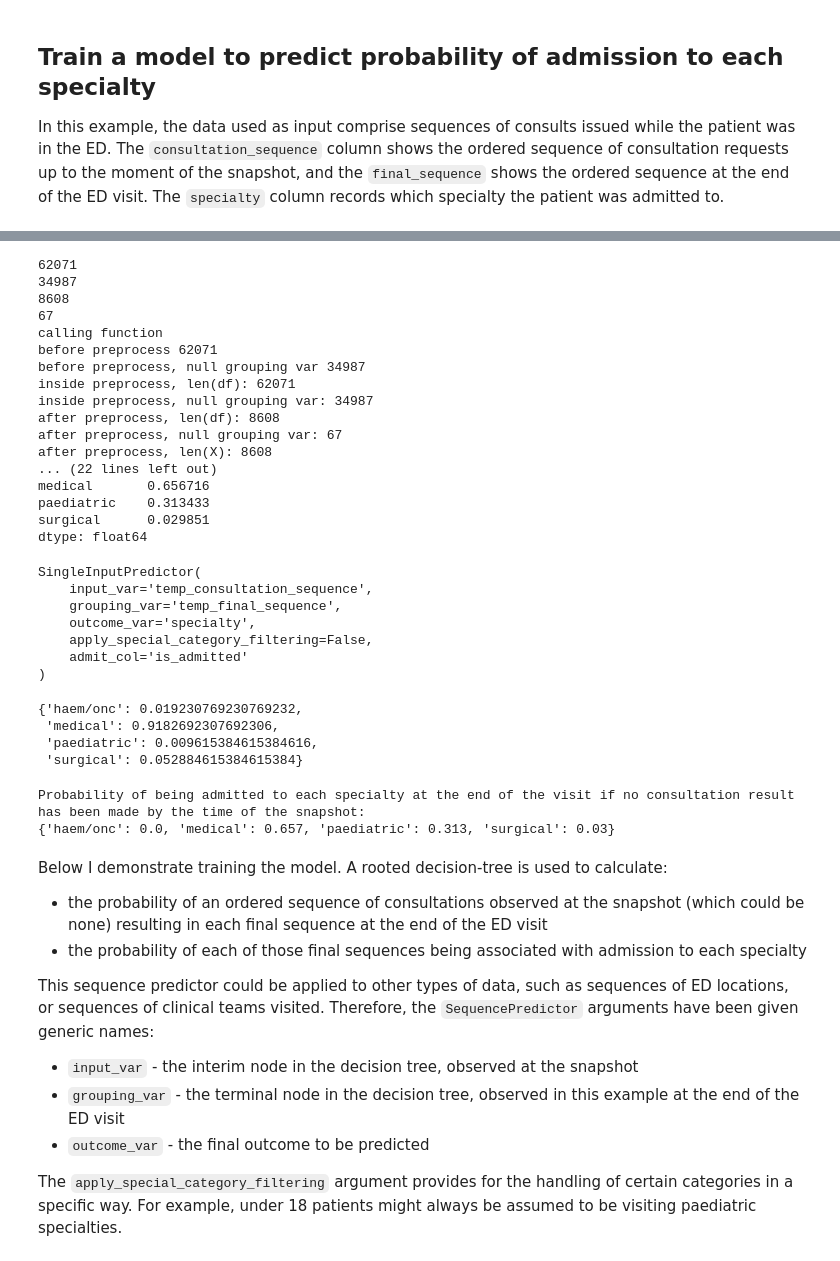
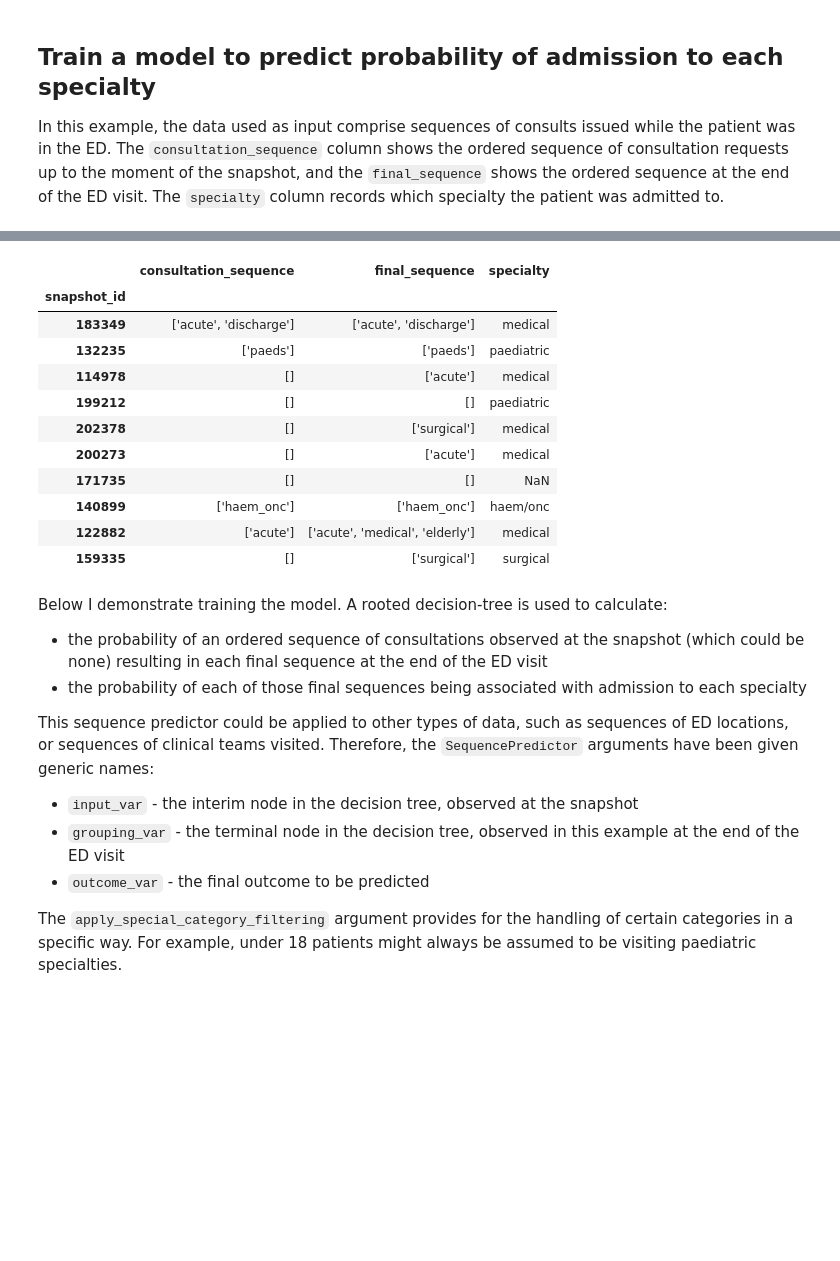
Before and after one commit to UCL-CORU/patientflow, a Jupyter notebook: notebooks/3d_Predict_bed_counts_for_subgroups.ipynb, the cells around one changed output, grey strips where cells are left out. Drawn from its saved outputs; the diff is of its cells as text; code cells hidden in the pictures; blank space fills up the shorter version.

```diff
--- a/notebooks/3d_Predict_bed_counts_for_subgroups.ipynb
+++ b/notebooks/3d_Predict_bed_counts_for_subgroups.ipynb
@@ -218,60 +71,18 @@ Probability matrix of input groups × outcomes:
-# %%
-from patientflow.predictors.single_input_predictor import SingleInputPredictor
-
-print(len(train_visits))
-print(len(train_visits[train_visits['temp_final_sequence'].isnull()]))
-print(len(train_visits[(train_visits['is_admitted'] == True) & (~train_visits['specialty'].isnull()) ]))
-
-print(len(train_visits[(train_visits['is_admitted'] == True) & (~train_visits['specialty'].isnull()) & (train_visits['temp_final_sequence'].isnull()) ]))
-print('calling function')
-spec_model = SingleInputPredictor(
-    input_var="temp_consultation_sequence",
-    grouping_var="temp_final_sequence",
-    outcome_var="specialty",
-    apply_special_category_filtering=False,
-)
-
-spec_model.fit(train_visits)
-# %% [output]
-62071
-34987
-8608
-67
-calling function
-before preprocess 62071
-before preprocess, null grouping var 34987
-inside preprocess, len(df): 62071
-inside preprocess, null grouping var: 34987
-after preprocess, len(df): 8608
-after preprocess, null grouping var: 67
-after preprocess, len(X): 8608
-... (22 lines left out)
-medical       0.656716
-paediatric    0.313433
-surgical      0.029851
-dtype: float64
-SingleInputPredictor(
-    input_var='temp_consultation_sequence',
-    grouping_var='temp_final_sequence',
-    outcome_var='specialty',
-    apply_special_category_filtering=False,
-    admit_col='is_admitted'
-)
-# %%
-spec_model.weights['medical']
-# %% [output]
-{'haem/onc': 0.019230769230769232,
- 'medical': 0.9182692307692306,
- 'paediatric': 0.009615384615384616,
- 'surgical': 0.052884615384615384}
-# %%
-print(
-    f'Probability of being admitted to each specialty at the end of the visit if no consultation result has been made by the time of the snapshot:\n'
-    f'{dict((k, round(v, 3)) for k, v in spec_model.weights[None].items())}'
-)
-# %% [output]
-Probability of being admitted to each specialty at the end of the visit if no consultation result has been made by the time of the snapshot:
-{'haem/onc': 0.0, 'medical': 0.657, 'paediatric': 0.313, 'surgical': 0.03}
+# %%
+ed_visits[(ed_visits.is_admitted) & (ed_visits.prediction_time == (9,30))][['consultation_sequence', 'final_sequence', 'specialty']].head(10)
+# %% [output]
+|  | consultation_sequence | final_sequence | specialty |
+| snapshot_id |  |  |  |
+| 183349 | ['acute', 'discharge'] | ['acute', 'discharge'] | medical |
+| 132235 | ['paeds'] | ['paeds'] | paediatric |
+| 114978 | [] | ['acute'] | medical |
+| 199212 | [] | [] | paediatric |
+| 202378 | [] | ['surgical'] | medical |
+| 200273 | [] | ['acute'] | medical |
+| 171735 | [] | [] | NaN |
+| 140899 | ['haem_onc'] | ['haem_onc'] | haem/onc |
+| 122882 | ['acute'] | ['acute', 'medical', 'elderly'] | medical |
+| 159335 | [] | ['surgical'] | surgical |
 # %% [markdown]
 Below I demonstrate training the model. A rooted decision-tree is used to calculate:
 
```
Also changed, not shown: parts of 13 cells of this notebook, 1 other file.
